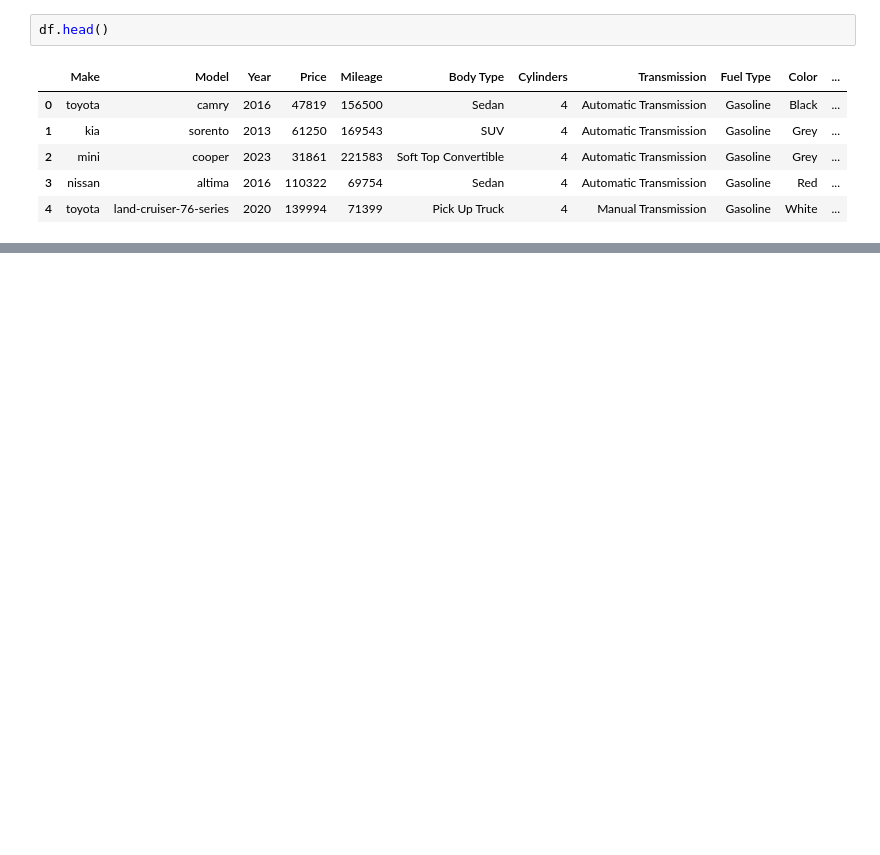
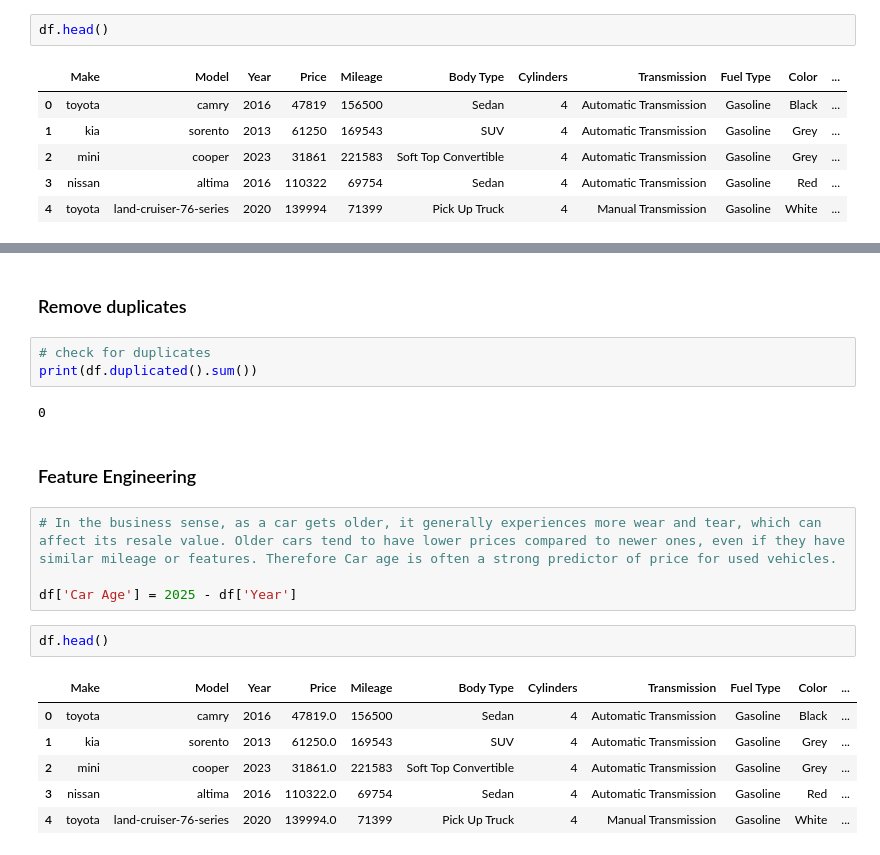
Before and after one commit to DinithKumudika/IS4116---Business-Intelligence-Systems---Assingnment-2, a Jupyter notebook: preprocess.ipynb, the cells around one changed output, grey strips where cells are left out. Cells and saved outputs as stored; diff of their text form; blank space fills up the shorter version.

```diff
--- a/preprocess.ipynb
+++ b/preprocess.ipynb
@@ -35,0 +266,22 @@ df.head()
+# %% [markdown]
+### Remove duplicates
+# %%
+# check for duplicates
+print(df.duplicated().sum())
+# %% [output]
+0
+# %% [markdown]
+### Feature Engineering
+# %%
+# In the business sense, as a car gets older, it generally experiences more wear and tear, which can affect its resale value. Older cars tend to have lower prices compared to newer ones, even if they have similar mileage or features. Therefore Car age is often a strong predictor of price for used vehicles.
+
+df['Car Age'] = 2025 - df['Year']
+# %%
+df.head()
+# %% [output]
+|  | Make | Model | Year | Price | Mileage | Body Type | Cylinders | Transmission | Fuel Type | Color | ... |
+| 0 | toyota | camry | 2016 | 47819.0 | 156500 | Sedan | 4 | Automatic Transmission | Gasoline | Black | ... |
+| 1 | kia | sorento | 2013 | 61250.0 | 169543 | SUV | 4 | Automatic Transmission | Gasoline | Grey | ... |
+| 2 | mini | cooper | 2023 | 31861.0 | 221583 | Soft Top Convertible | 4 | Automatic Transmission | Gasoline | Grey | ... |
+| 3 | nissan | altima | 2016 | 110322.0 | 69754 | Sedan | 4 | Automatic Transmission | Gasoline | Red | ... |
+| 4 | toyota | land-cruiser-76-series | 2020 | 139994.0 | 71399 | Pick Up Truck | 4 | Manual Transmission | Gasoline | White | ... |
```
Also changed, not shown: parts of 24 cells of this notebook.
